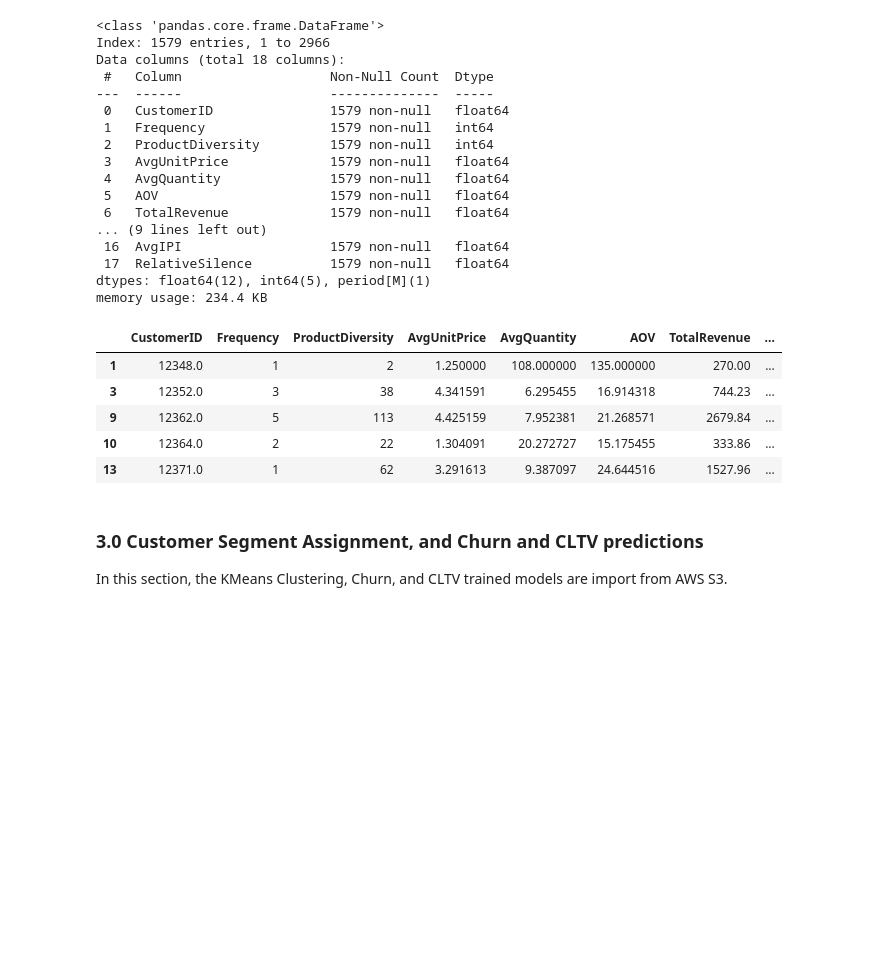
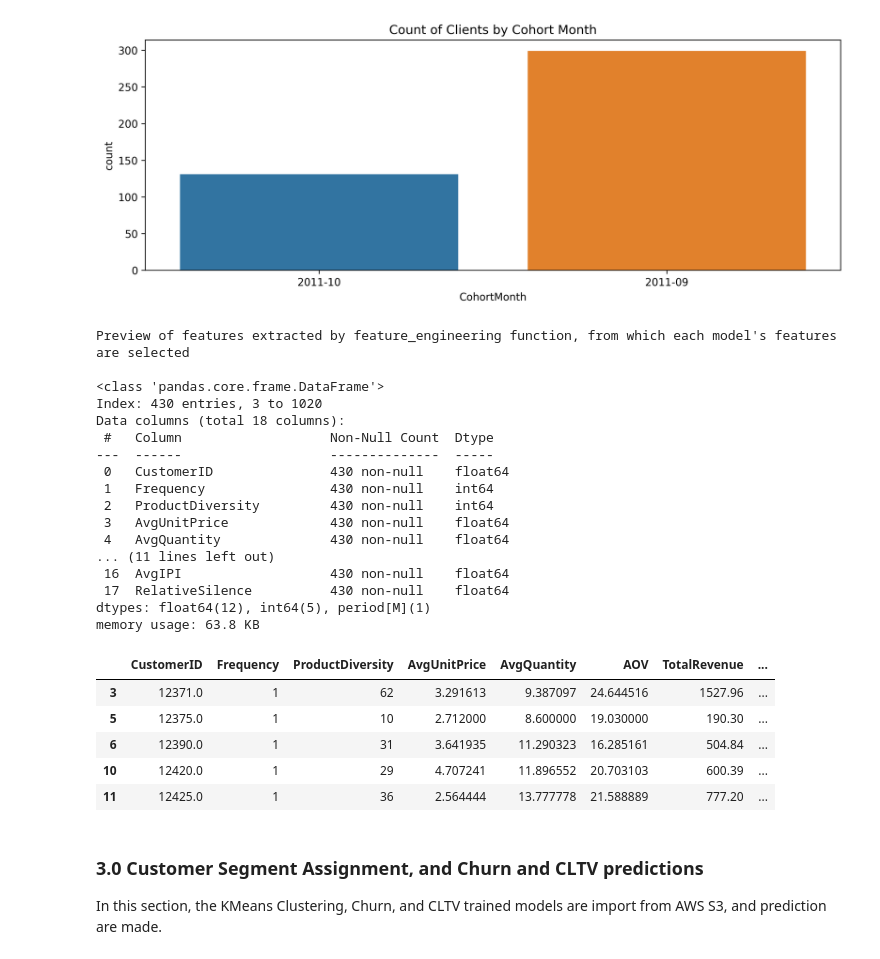
Before and after one commit to mundundan-star/online-retail-customer-analytics, a Jupyter notebook: 7.0 Final_Delivery: Churn and CLTV Inference Pipeline.ipynb, the cells around one changed output. Saved outputs shown, nothing was run; the diff lists cells and outputs as text; code cells hidden in the pictures; blank space fills up the shorter version.

```diff
--- a/7.0 Final_Delivery: Churn and CLTV Inference Pipeline.ipynb
+++ b/7.0 Final_Delivery: Churn and CLTV Inference Pipeline.ipynb
@@ -38,12 +38,12 @@ os.environ["AWS_DEFAULT_REGION"] = "eu-north-1"
 
 parquet_url = "s3://sales-data-analytics-portfolio-2026/parquet_files/fact_online_retail_clean.parquet"
 
-cutoff_date = '2011-08-31'
+cutoff_date = '2011-09-01'
 
 df = pd.read_parquet(parquet_url)
 
 
-df = df[df["InvoiceDate"].dt.date.astype('str') > cutoff_date].reset_index(drop = True)
+#df = df[df["InvoiceDate"].dt.date.astype('str') > cutoff_date].reset_index(drop = True)
 df.info()
 print("\nPreview of data exported from AWS S3 datalake")
 print()
@@ -94,53 +94,62 @@ FirstPurchase = ("InvoiceDate", "min")
 
 cutoff_days = timedelta(days = 60)
 
 data["Cutoff"] = data["FirstPurchase"] + cutoff_days
 
 df = df.merge(data, on = "CustomerID", how = "left")
 
 X_features = df[df["InvoiceDate"] <= df["Cutoff"]].copy()
+X_features = X_features[X_features["FirstPurchase"].astype("str") >= cutoff_date]
 
 X_features.drop(["FirstPurchase", "Cutoff"], axis = 1, inplace = True)
 
 X_features = feature_engineering(X_features)
 
 #Filtering Segmentation to Ensure Each client had the chance to shop with in exactly 60 from first purchase
 X_features = X_features[X_features['Tenure'] >= 60]
 
 features = X_features.fillna(0)
 
 df1 = features
 
+plt.figure(figsize = (12,4), dpi = 300)
+sns.countplot(data = df1, x = "CohortMonth", hue = "CohortMonth")
+plt.title("Count of Clients by Cohort Month")
+plt.show()
+
+print("Preview of features extracted by feature_engineering function, from which each model's features are selected")
+print()
 df1.info()
 print()
 df1.head()
 # %% [output]
+[figure, added]
+Preview of features extracted by feature_engineering function, from which each model's features are selected
+
 <class 'pandas.core.frame.DataFrame'>
-Index: 1579 entries, 1 to 2966
+Index: 430 entries, 3 to 1020
 Data columns (total 18 columns):
  #   Column                   Non-Null Count  Dtype
 ---  ------                   --------------  -----
- 0   CustomerID               1579 non-null   float64
- 1   Frequency                1579 non-null   int64
- 2   ProductDiversity         1579 non-null   int64
- 3   AvgUnitPrice             1579 non-null   float64
- 4   AvgQuantity              1579 non-null   float64
- 5   AOV                      1579 non-null   float64
- 6   TotalRevenue             1579 non-null   float64
-... (9 lines left out)
- 16  AvgIPI                   1579 non-null   float64
- 17  RelativeSilence          1579 non-null   float64
+ 0   CustomerID               430 non-null    float64
+ 1   Frequency                430 non-null    int64
+ 2   ProductDiversity         430 non-null    int64
+ 3   AvgUnitPrice             430 non-null    float64
+ 4   AvgQuantity              430 non-null    float64
+... (11 lines left out)
+ 16  AvgIPI                   430 non-null    float64
+ 17  RelativeSilence          430 non-null    float64
 dtypes: float64(12), int64(5), period[M](1)
-memory usage: 234.4 KB
+memory usage: 63.8 KB
 |  | CustomerID | Frequency | ProductDiversity | AvgUnitPrice | AvgQuantity | AOV | TotalRevenue | ... |
-| 1 | 12348.0 | 1 | 2 | 1.250000 | 108.000000 | 135.000000 | 270.00 | ... |
-| 3 | 12352.0 | 3 | 38 | 4.341591 | 6.295455 | 16.914318 | 744.23 | ... |
-| 9 | 12362.0 | 5 | 113 | 4.425159 | 7.952381 | 21.268571 | 2679.84 | ... |
-| 10 | 12364.0 | 2 | 22 | 1.304091 | 20.272727 | 15.175455 | 333.86 | ... |
-| 13 | 12371.0 | 1 | 62 | 3.291613 | 9.387097 | 24.644516 | 1527.96 | ... |
+| 3 | 12371.0 | 1 | 62 | 3.291613 | 9.387097 | 24.644516 | 1527.96 | ... |
+| 5 | 12375.0 | 1 | 10 | 2.712000 | 8.600000 | 19.030000 | 190.30 | ... |
+| 6 | 12390.0 | 1 | 31 | 3.641935 | 11.290323 | 16.285161 | 504.84 | ... |
+| 10 | 12420.0 | 1 | 29 | 4.707241 | 11.896552 | 20.703103 | 600.39 | ... |
+| 11 | 12425.0 | 1 | 36 | 2.564444 | 13.777778 | 21.588889 | 777.20 | ... |
 # %% [markdown]
 ### 3.0 Customer Segment Assignment, and Churn and CLTV predictions
-In this section, the KMeans Clustering, Churn, and CLTV trained models are import from AWS S3.
+In this section, the KMeans Clustering, Churn, and CLTV trained models are import from AWS S3, and prediction are made.
 # %%
 # loading models into memory from data
 
```
Also changed, not shown: parts of 10 cells of this notebook.
